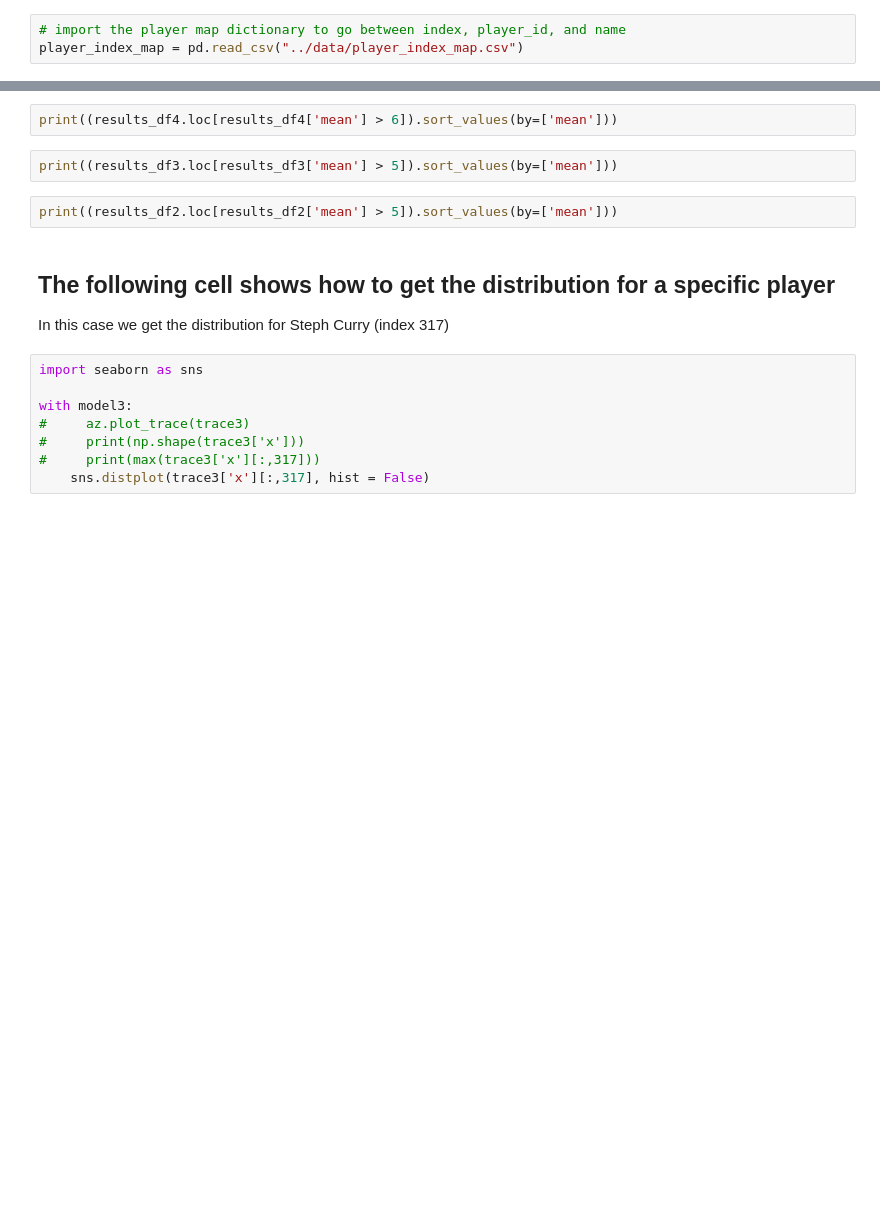
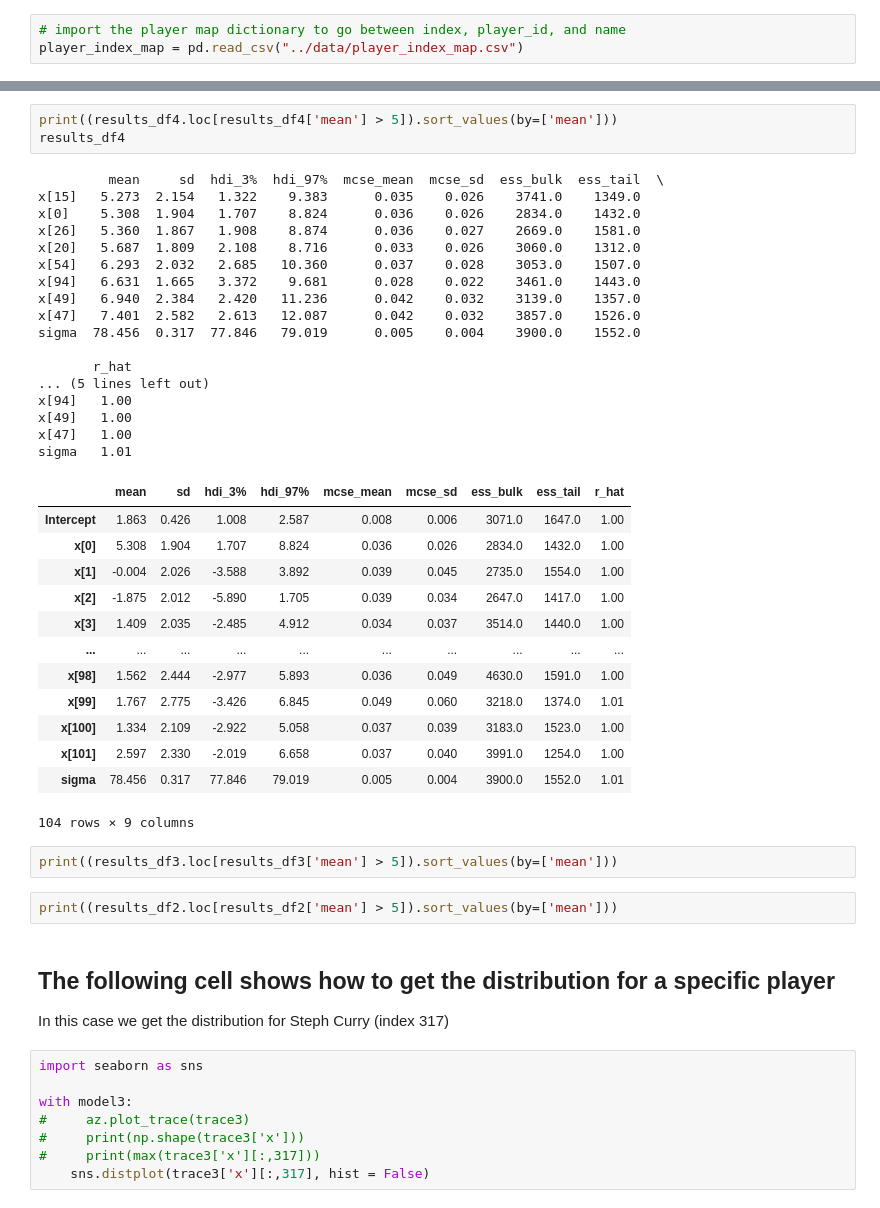
Before and after one commit to coly1119/NBA-Project, a Jupyter notebook: src/bayesian_rookies.ipynb, the cells around one changed output, grey strips where cells are left out. Cells and saved outputs as stored; diff of their text form; blank space fills up the shorter version.

```diff
--- a/src/bayesian_rookies.ipynb
+++ b/src/bayesian_rookies.ipynb
@@ -165,5 +175,37 @@ player_index_map.loc[player_index_map.index == 274]
 # %%
-print((results_df4.loc[results_df4['mean'] > 6]).sort_values(by=['mean']))
+print((results_df4.loc[results_df4['mean'] > 5]).sort_values(by=['mean']))
+results_df4
+# %% [output]
+         mean     sd  hdi_3%  hdi_97%  mcse_mean  mcse_sd  ess_bulk  ess_tail  \
+x[15]   5.273  2.154   1.322    9.383      0.035    0.026    3741.0    1349.0
+x[0]    5.308  1.904   1.707    8.824      0.036    0.026    2834.0    1432.0
+x[26]   5.360  1.867   1.908    8.874      0.036    0.027    2669.0    1581.0
+x[20]   5.687  1.809   2.108    8.716      0.033    0.026    3060.0    1312.0
+x[54]   6.293  2.032   2.685   10.360      0.037    0.028    3053.0    1507.0
+x[94]   6.631  1.665   3.372    9.681      0.028    0.022    3461.0    1443.0
+x[49]   6.940  2.384   2.420   11.236      0.042    0.032    3139.0    1357.0
+x[47]   7.401  2.582   2.613   12.087      0.042    0.032    3857.0    1526.0
+sigma  78.456  0.317  77.846   79.019      0.005    0.004    3900.0    1552.0
+
+       r_hat
+... (5 lines left out)
+x[94]   1.00
+x[49]   1.00
+x[47]   1.00
+sigma   1.01
+|  | mean | sd | hdi_3% | hdi_97% | mcse_mean | mcse_sd | ess_bulk | ess_tail | r_hat |
+| Intercept | 1.863 | 0.426 | 1.008 | 2.587 | 0.008 | 0.006 | 3071.0 | 1647.0 | 1.00 |
+| x[0] | 5.308 | 1.904 | 1.707 | 8.824 | 0.036 | 0.026 | 2834.0 | 1432.0 | 1.00 |
+| x[1] | -0.004 | 2.026 | -3.588 | 3.892 | 0.039 | 0.045 | 2735.0 | 1554.0 | 1.00 |
+| x[2] | -1.875 | 2.012 | -5.890 | 1.705 | 0.039 | 0.034 | 2647.0 | 1417.0 | 1.00 |
+| x[3] | 1.409 | 2.035 | -2.485 | 4.912 | 0.034 | 0.037 | 3514.0 | 1440.0 | 1.00 |
+| ... | ... | ... | ... | ... | ... | ... | ... | ... | ... |
+| x[98] | 1.562 | 2.444 | -2.977 | 5.893 | 0.036 | 0.049 | 4630.0 | 1591.0 | 1.00 |
+| x[99] | 1.767 | 2.775 | -3.426 | 6.845 | 0.049 | 0.060 | 3218.0 | 1374.0 | 1.01 |
+| x[100] | 1.334 | 2.109 | -2.922 | 5.058 | 0.037 | 0.039 | 3183.0 | 1523.0 | 1.00 |
+| x[101] | 2.597 | 2.330 | -2.019 | 6.658 | 0.037 | 0.040 | 3991.0 | 1254.0 | 1.00 |
+| sigma | 78.456 | 0.317 | 77.846 | 79.019 | 0.005 | 0.004 | 3900.0 | 1552.0 | 1.01 |
+104 rows × 9 columns
 # %%
 print((results_df3.loc[results_df3['mean'] > 5]).sort_values(by=['mean']))
 # %%
```
Also changed, not shown: parts of 3 cells of this notebook.
